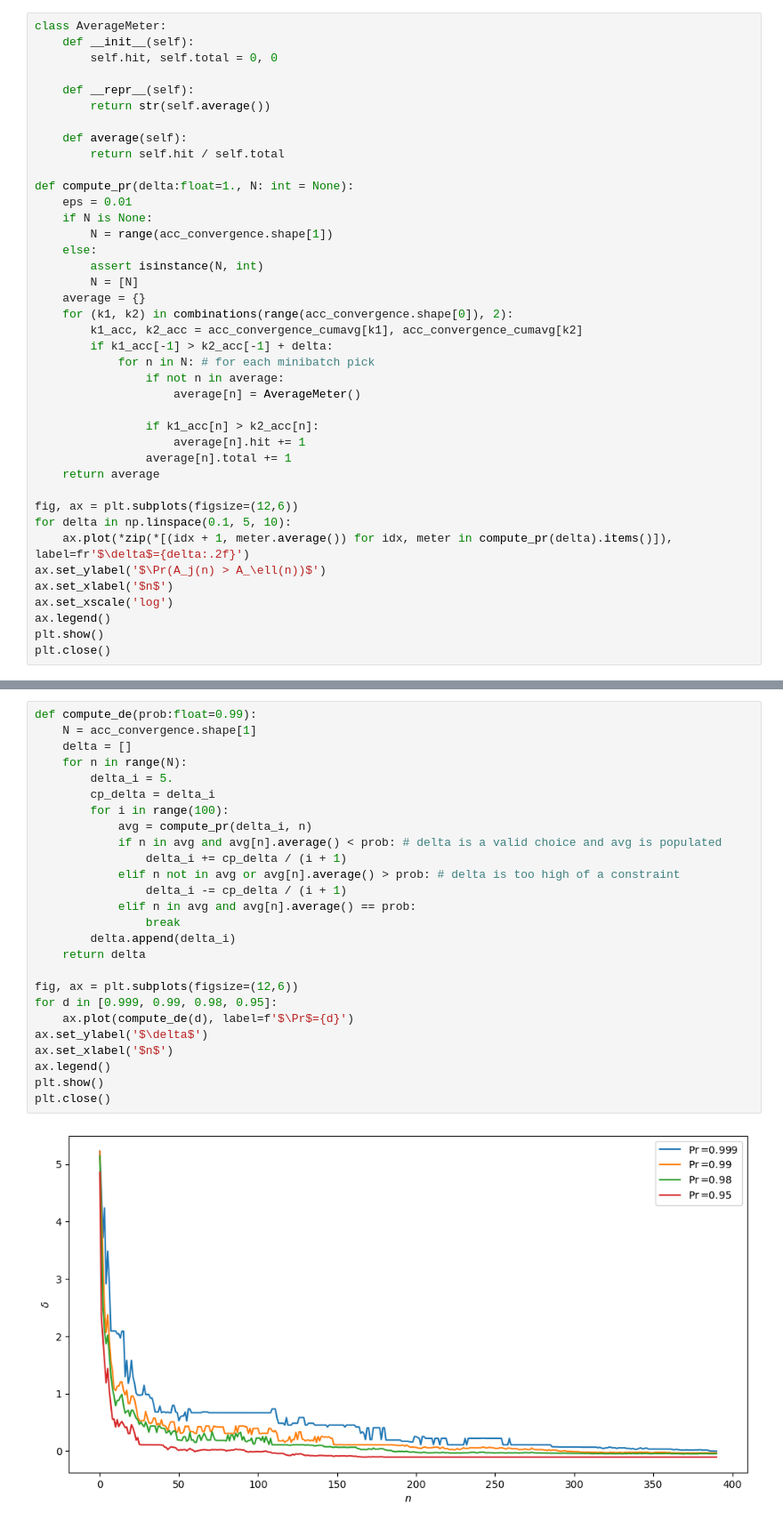
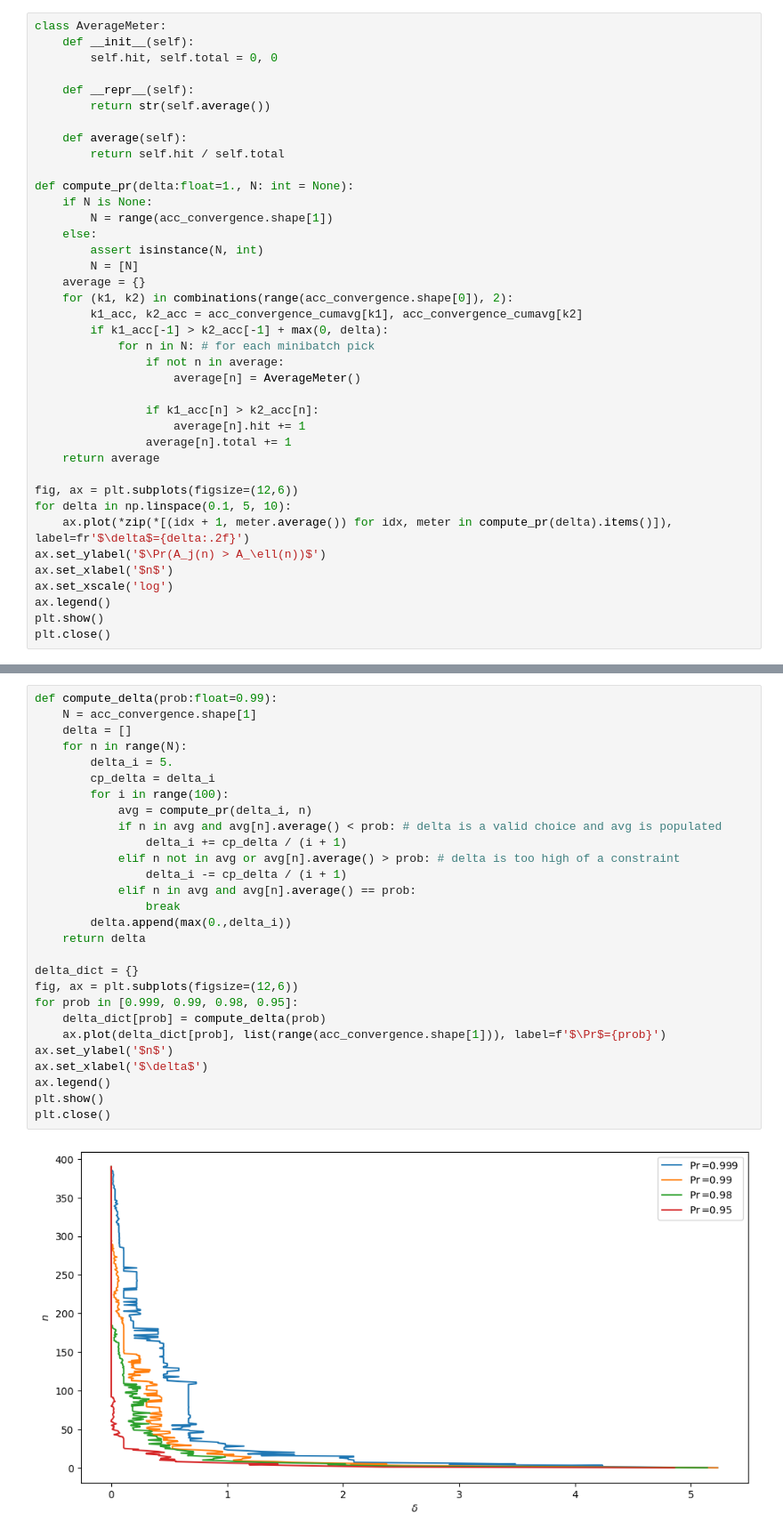
Before and after one commit to sebastienwood/MemSE, a Jupyter notebook: experiments/conference_2/notebooks/convergence_probabilities.ipynb, the cells around one changed output, grey strips where cells are left out. Shown at 89% size. Saved outputs shown, nothing was run; the diff lists cells and outputs as text.

```diff
--- a/experiments/conference_2/notebooks/convergence_probabilities.ipynb
+++ b/experiments/conference_2/notebooks/convergence_probabilities.ipynb
@@ -118,7 +118,6 @@ class AverageMeter:
         return self.hit / self.total
 
 def compute_pr(delta:float=1., N: int = None):
-    eps = 0.01
     if N is None:
         N = range(acc_convergence.shape[1])
     else:
@@ -127,7 +126,7 @@ def compute_pr(delta:float=1., N: int = None):
     average = {}
     for (k1, k2) in combinations(range(acc_convergence.shape[0]), 2):
         k1_acc, k2_acc = acc_convergence_cumavg[k1], acc_convergence_cumavg[k2]
-        if k1_acc[-1] > k2_acc[-1] + delta:
+        if k1_acc[-1] > k2_acc[-1] + max(0, delta):
             for n in N: # for each minibatch pick
                 if not n in average:
                     average[n] = AverageMeter()
@@ -149,30 +148,32 @@ plt.close()
 # %% [output]
 [figure]
 # %%
-def compute_de(prob:float=0.99):
+def compute_delta(prob:float=0.99):
     N = acc_convergence.shape[1]
     delta = []
     for n in range(N):
         delta_i = 5.
         cp_delta = delta_i
         for i in range(100):
             avg = compute_pr(delta_i, n)
             if n in avg and avg[n].average() < prob: # delta is a valid choice and avg is populated
                 delta_i += cp_delta / (i + 1)
             elif n not in avg or avg[n].average() > prob: # delta is too high of a constraint
                 delta_i -= cp_delta / (i + 1)
             elif n in avg and avg[n].average() == prob:
                 break
-        delta.append(delta_i)
+        delta.append(max(0.,delta_i))
     return delta
 
+delta_dict = {}
 fig, ax = plt.subplots(figsize=(12,6))
-for d in [0.999, 0.99, 0.98, 0.95]:
-    ax.plot(compute_de(d), label=f'$\Pr$={d}')
-ax.set_ylabel('$\delta$')
-ax.set_xlabel('$n$')
+for prob in [0.999, 0.99, 0.98, 0.95]:
+    delta_dict[prob] = compute_delta(prob)
+    ax.plot(delta_dict[prob], list(range(acc_convergence.shape[1])), label=f'$\Pr$={prob}')
+ax.set_ylabel('$n$')
+ax.set_xlabel('$\delta$')
 ax.legend()
 plt.show()
 plt.close()
 # %% [output]
-[figure, old version]
+[figure, new version]
```
Also changed, not shown: parts of 1 cell of this notebook, 3 other files.
